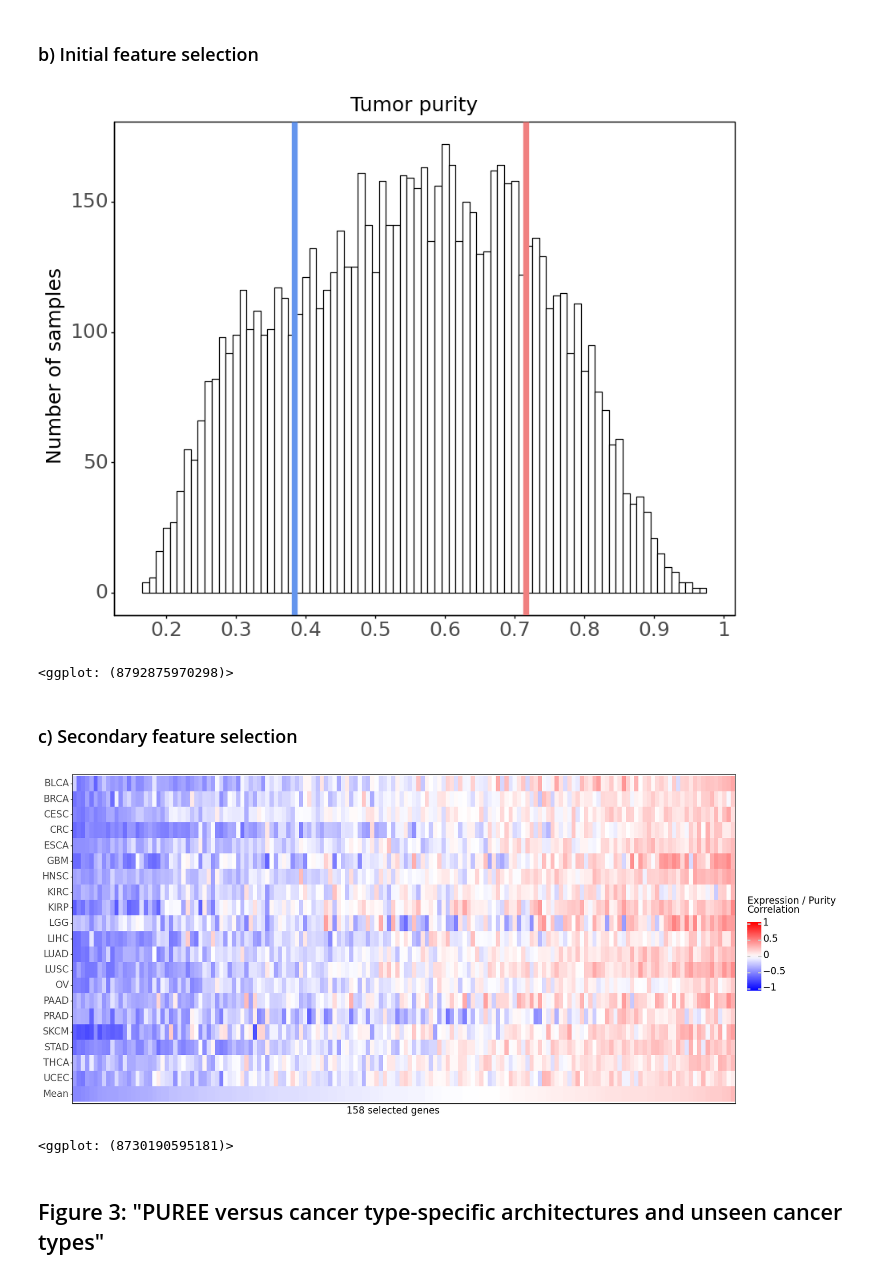
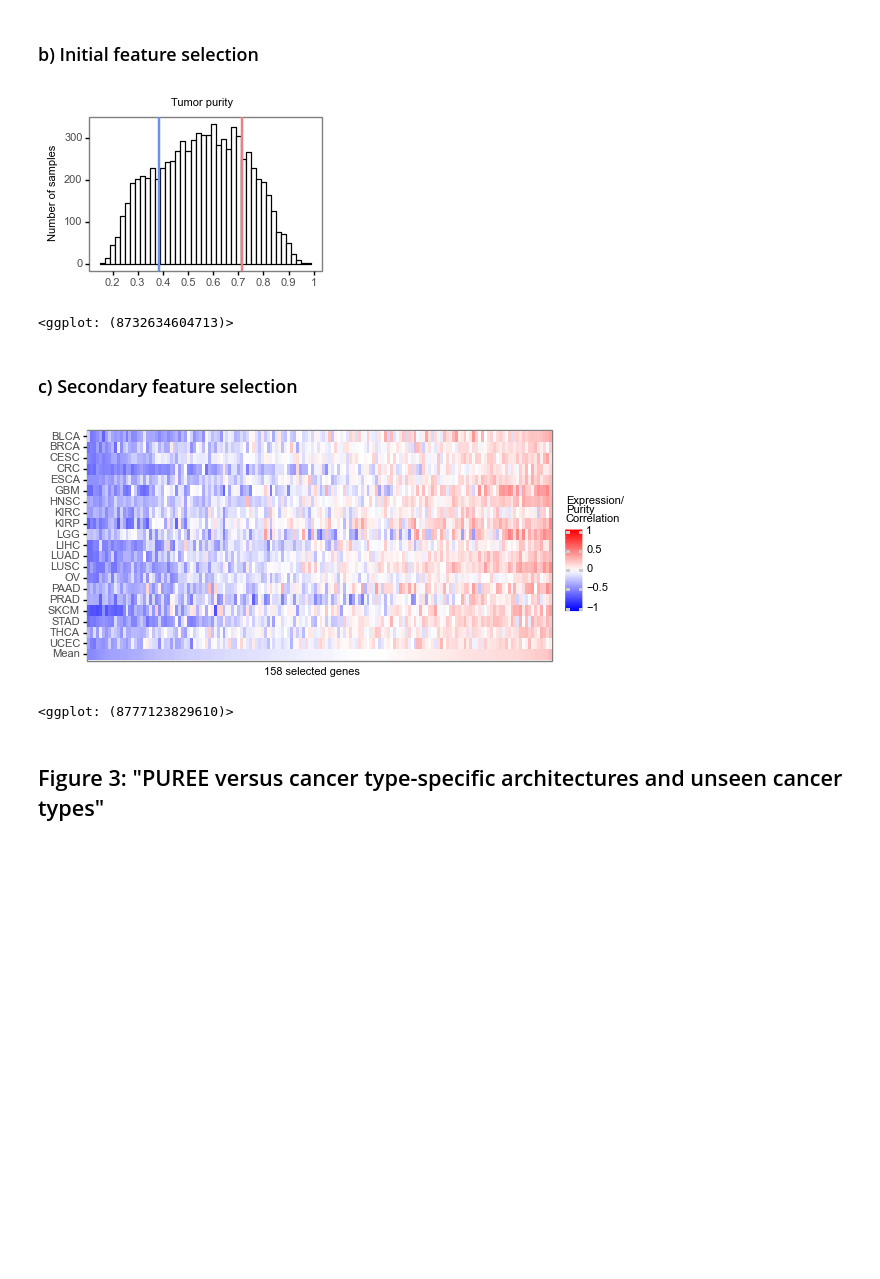
Before and after one commit to erevkov/PUREE_supplementary, a Jupyter notebook: notebooks/main.ipynb, the cells around one changed output. Cells and saved outputs as stored; diff of their text form; code cells hidden in the pictures; blank space fills up the shorter version.

```diff
--- a/notebooks/main.ipynb
+++ b/notebooks/main.ipynb
@@ -173,21 +183,23 @@ p
 ### b) Initial feature selection
 # %%
 p = (ggplot(purity_df, aes('purity'))
-    + geom_histogram(binwidth=0.01, fill='white', color='black')
-    + geom_vline(xintercept=mid_p_range[0], colour='cornflowerblue', size=3)
-    + geom_vline(xintercept=mid_p_range[1], colour='lightcoral', size=3)
-    + theme_classic()
-    + theme(panel_border=element_rect(),
-            text = element_text(family='sans-serif', size=18),
-            figure_size=(10,8))
+    + geom_histogram(binwidth=0.02, fill='white', color='black')
+    + geom_vline(xintercept=mid_p_range[0], colour='cornflowerblue', size=1)
+    + geom_vline(xintercept=mid_p_range[1], colour='lightcoral', size=1)
+     + theme_bw()
+     + theme(panel_grid=element_blank(),
+            text = element_text(size=8),
+            axis_title=element_text(size=8),
+            axis_text=element_text(size=8),
+            figure_size=(3,2))
     + scale_x_continuous(breaks=[np.round(x,2) for x in np.arange(0,1.1,0.1)])
     + labs(x='', y='Number of samples', title='Tumor purity')
 )
-# p.save('../plots/2b.pdf')
+# p.save('../plots/main/2b.pdf')
 p
 # %% [output]
-[figure, old version]
+[figure, new version]
-<ggplot: (8792875970298)>
+<ggplot: (8732634604713)>
 # %% [markdown]
 ### c) Secondary feature selection
 # %%
@@ -207,24 +219,29 @@ p = (ggplot(all_df,
     + geom_tile(aes(fill='Metric'))
     + labs(x="158 selected genes",
            y='',
-           fill='Expression / Purity\nCorrelation\n\n',
+           fill='Expression/\nPurity\nCorrelation\n\n',
           )
-    + theme_classic()
-    + theme(panel_border=element_rect(), text = element_text(size=16),
-#             axis_text_x=element_text(rotation=90, hjust=0.45, size=5),
+     + theme_bw()
+     + theme(panel_grid=element_blank(),
             axis_ticks_major_x = element_blank(),
             axis_text_x = element_blank(),
-            figure_size=(20, 10))
+            axis_title=element_text(size=8),
+            axis_text=element_text(size=8),
+            legend_text=element_text(size=8),
+            legend_title=element_text(size=8),
+            legend_key_size=8,
+            legend_box_margin=0.5,
+            figure_size=(6,3))
     + scale_x_discrete(limits=x_order)
     + scale_y_discrete(limits=y_order)
     + scale_fill_gradient2(low='blue', high='red', limits=(-1, 1))
 )
 
-# p.save("../plots/2c.pdf")
+# p.save("../plots/main/2c.pdf")
 p
 # %% [output]
-[figure, old version]
+[figure, new version]
-<ggplot: (8730190595181)>
+<ggplot: (8777123829610)>
 # %% [markdown]
 ## Figure 3: "PUREE versus cancer type-specific architectures and unseen cancer types"
 # %% [markdown]
```
Also changed, not shown: parts of 27 cells of this notebook, 25 other files.
